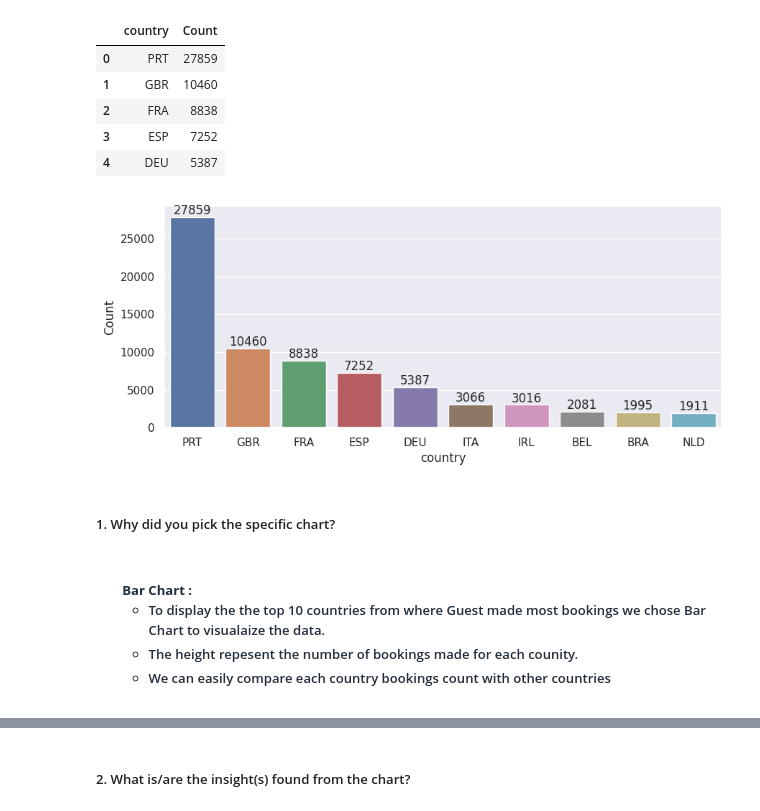
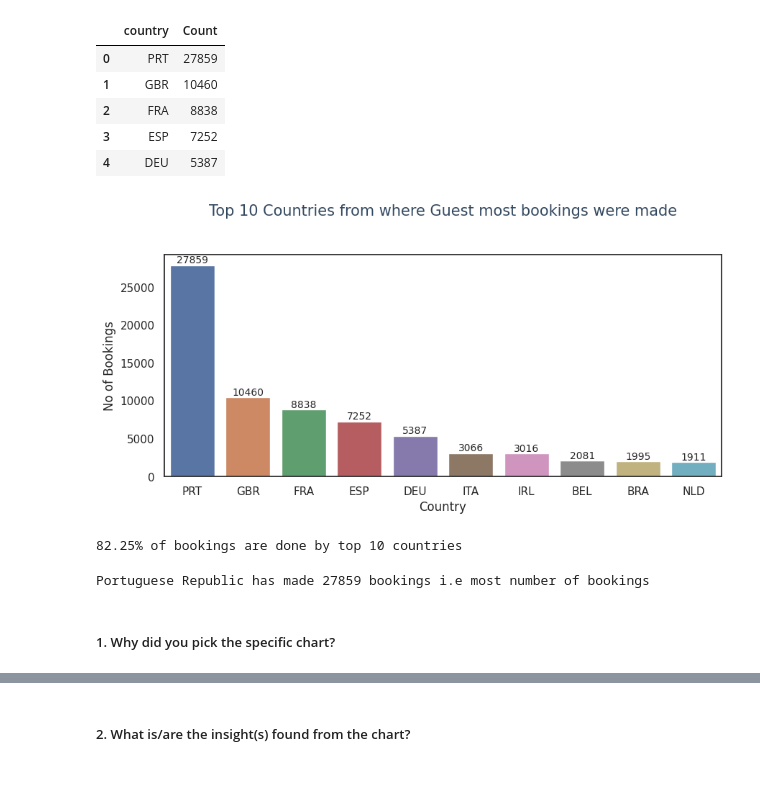
Before and after one commit to Bhushan0097/01.-CAPSTONE-PROJECT----Hotel-Bookings.csv, a Jupyter notebook: 01_Capstone_Project_EDA_HotelBooking.ipynb, the cells around one changed output, grey strips where cells are left out. Saved outputs shown, nothing was run; the diff lists cells and outputs as text; code cells hidden in the pictures; blank space fills up the shorter version.

```diff
--- a/01_Capstone_Project_EDA_HotelBooking.ipynb
+++ b/01_Capstone_Project_EDA_HotelBooking.ipynb
@@ -257,7 +261,7 @@ vis = sns.barplot(data=missing_nan, x="column", y="NaN_Count")
 vis.set_xticklabels(labels=missing_nan['column'], rotation=30)  #rotaating X_labels
 
 for i in vis.containers: # displaying the count number on top of each bar
-    vis.bar_label(i,)
+    vis.bar_label(i)
 
 
 # Show the plot
@@ -1003,28 +1020,45 @@ Countries_count.head()
 # %%
 # Chart - 1 visualization code
 # Displaying Top Top 10 Countries from where most bookings were made
 
-# Visualizing the missing values as Histogram
+# customizing the theme for the plot
+sns.set_theme(style="white")
+sns.color_palette("husl", 9)
 
-sns.set(style = "darkgrid")
 
 # setting the dimensions of the plot
 fig, ax = plt.subplots(figsize=(10, 4))
 
 vis = sns.barplot(data=Countries_count.head(10), x="country", y="Count")
 
 vis.set_xticklabels(labels=Countries_count['country'].head(10))
 
 for i in vis.containers: # displaying the count number on top of each bar
-    vis.bar_label(i)
+    vis.bar_label(i,size='small')
+
+
+
+plt.title("Top 10 Countries from where Guest most bookings were made\n\n", fontsize=15, fontweight=0, color='#334960', loc='center' , style='normal' )
+plt.xlabel('Country')
+plt.ylabel('No of Bookings')
 
 
 # Show the plot
 plt.show()
 # %% [output]
-[figure, old version]
+[figure, new version]
+# %%
+Top_10 = Countries_count.head(10)
+Top_10_booking_Percent = Top_10['Count'].sum()/Countries_count['Count'].sum() *100
+Top_10_booking_Percent = '{:.2f}'.format(Top_10_booking_Percent)
+print(f'{Top_10_booking_Percent}% of bookings are done by top 10 countries',)
+# %% [output]
+82.25% of bookings are done by top 10 countries
+# %%
+top_1 = countries_name_dict.get(Countries_count['country'].loc[0])
+top_1_count = Countries_count['Count'].loc[0]
+print( top_1, 'has made',top_1_count, 'bookings i.e most number of bookings')
+# %% [output]
+Portuguese Republic has made 27859 bookings i.e most number of bookings
 # %% [markdown]
 ##### 1. Why did you pick the specific chart?
-# %% [markdown]
-<h5><font color ="#212F3C" ><ul>  <b> Bar Chart : </b> <ul><li>  To display the the top 10 countries from where Guest made most bookings we chose Bar Chart to visualaize the data.</li> <li>The height repesent the number of bookings made for each counity.</li>
-<li>We can easily compare each country bookings count with other countries
```
Also changed, not shown: parts of 45 cells of this notebook.
